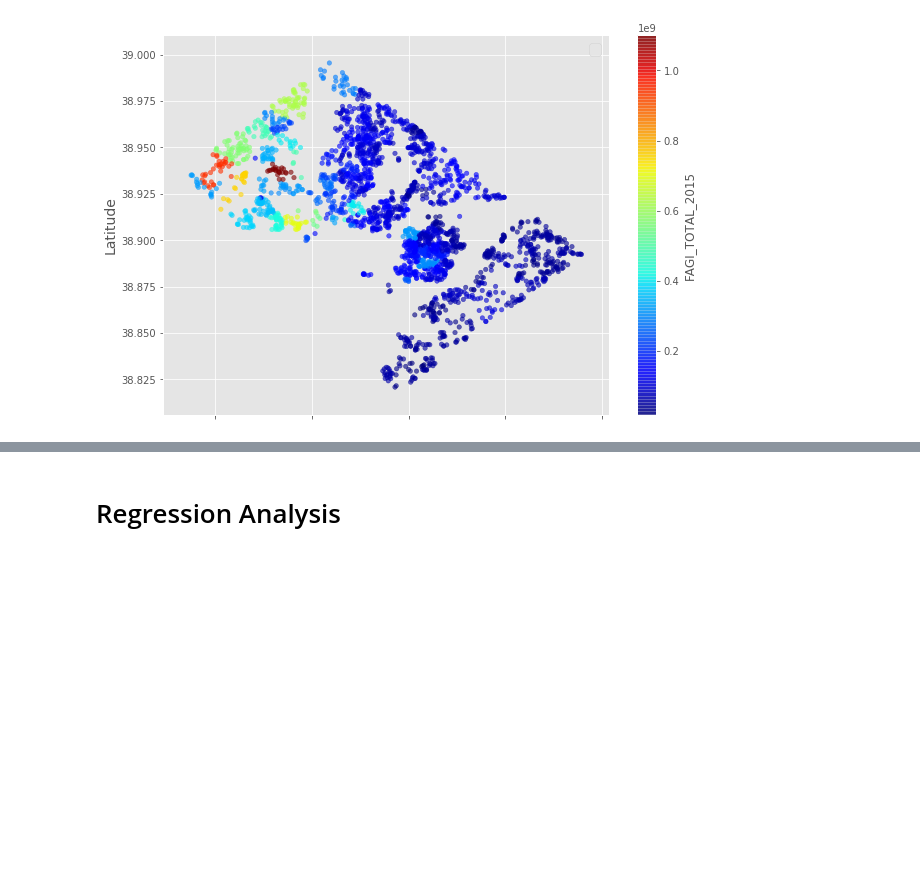
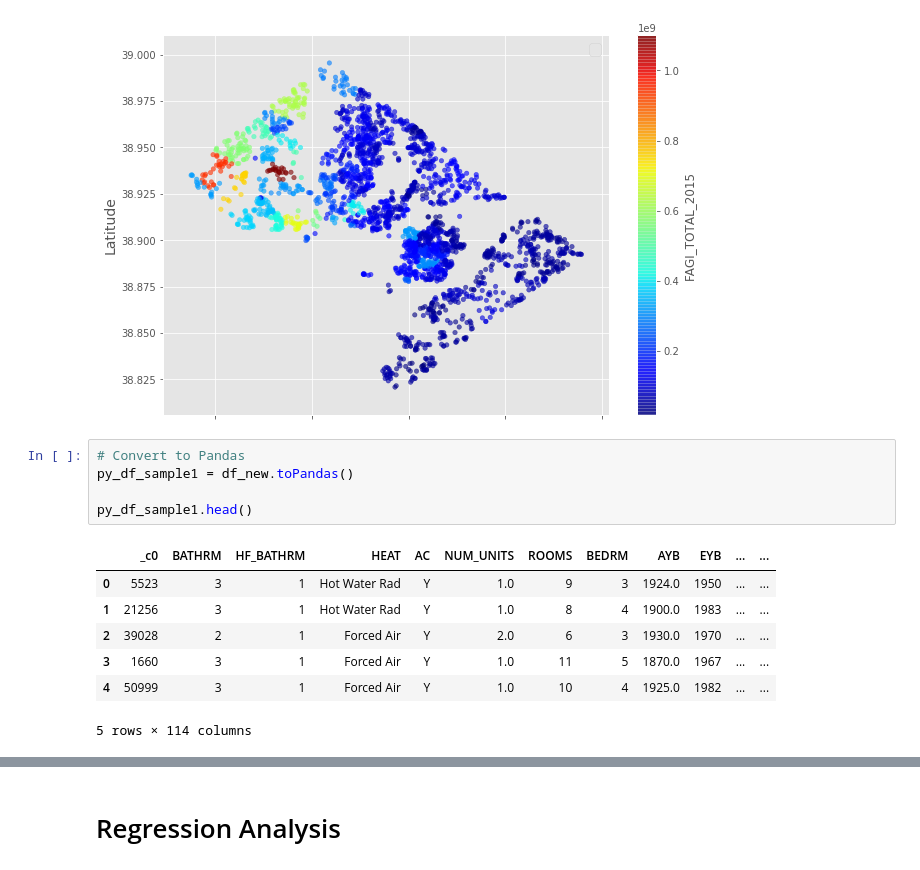
Before and after one commit to elieric/is843, a Jupyter notebook: assignment_1.ipynb, the cells around one changed output, grey strips where cells are left out. Drawn from its saved outputs; the diff is of its cells as text; blank space fills up the shorter version.

```diff
--- a/assignment_1.ipynb
+++ b/assignment_1.ipynb
@@ -1154,3 +1154,16 @@ plt.show()
 # %% [output]
 No handles with labels found to put in legend.
 [figure]
+# %%
+# Convert to Pandas
+py_df_sample1 = df_new.toPandas()
+
+py_df_sample1.head()
+# %% [output]
+|  | _c0 | BATHRM | HF_BATHRM | HEAT | AC | NUM_UNITS | ROOMS | BEDRM | AYB | EYB | ... | ... |
+| 0 | 5523 | 3 | 1 | Hot Water Rad | Y | 1.0 | 9 | 3 | 1924.0 | 1950 | ... | ... |
+| 1 | 21256 | 3 | 1 | Hot Water Rad | Y | 1.0 | 8 | 4 | 1900.0 | 1983 | ... | ... |
+| 2 | 39028 | 2 | 1 | Forced Air | Y | 2.0 | 6 | 3 | 1930.0 | 1970 | ... | ... |
+| 3 | 1660 | 3 | 1 | Forced Air | Y | 1.0 | 11 | 5 | 1870.0 | 1967 | ... | ... |
+| 4 | 50999 | 3 | 1 | Forced Air | Y | 1.0 | 10 | 4 | 1925.0 | 1982 | ... | ... |
+5 rows × 114 columns
```
Also changed, not shown: parts of 7 cells of this notebook.
